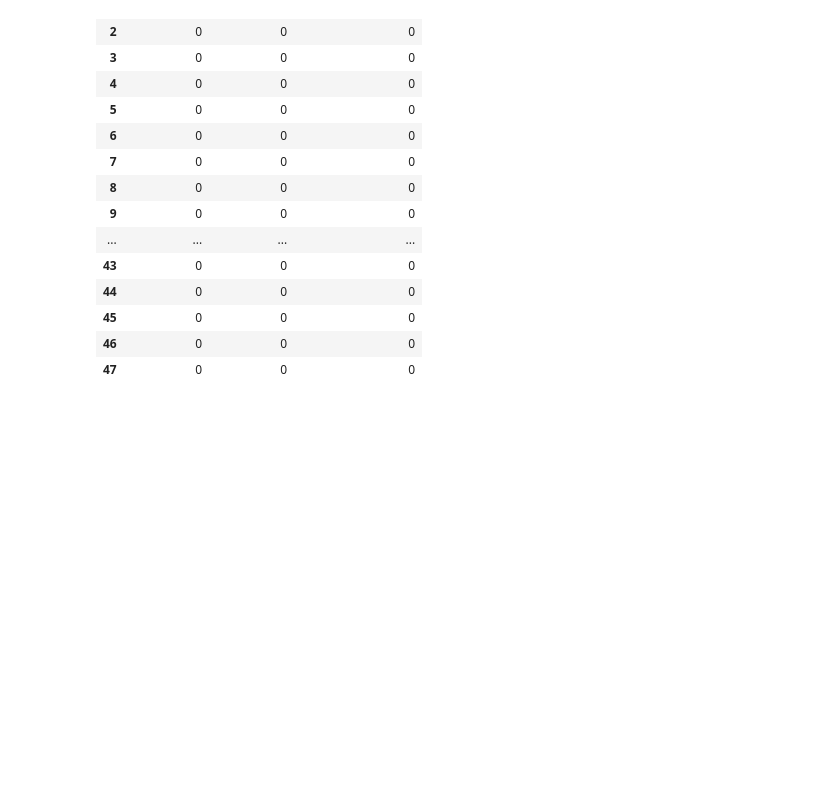
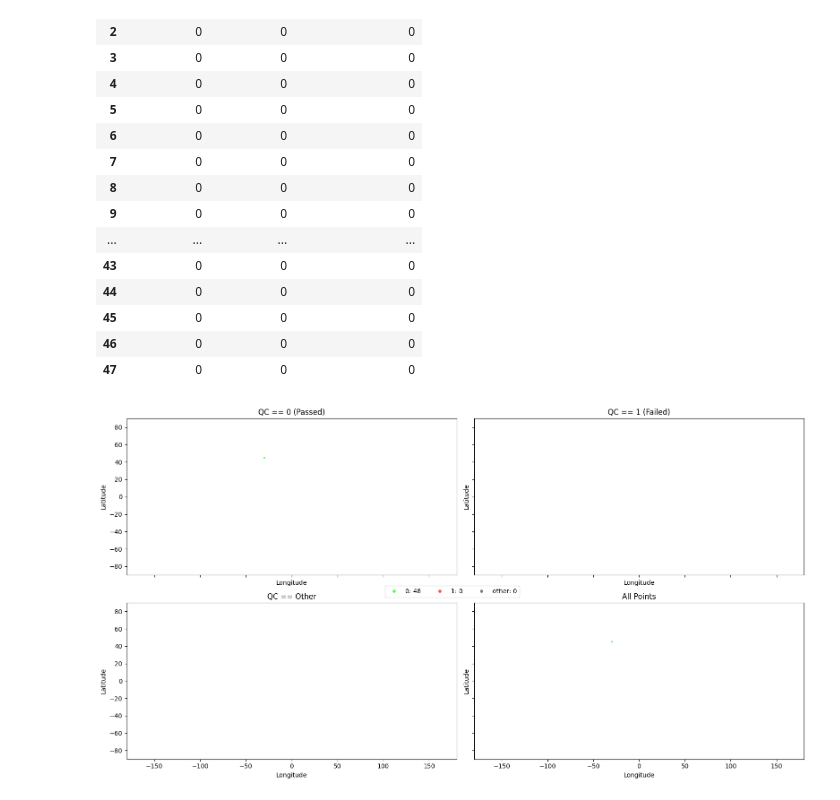
Before and after one commit to glamod/marine_qc, a Jupyter notebook: docs/notebooks/qc_sequential.ipynb, the cells around one changed output. Drawn from its saved outputs; the diff is of its cells as text; code cells hidden in the pictures; blank space fills up the shorter version.

```diff
--- a/docs/notebooks/qc_sequential.ipynb
+++ b/docs/notebooks/qc_sequential.ipynb
@@ -79,7 +81,7 @@ do_spike_check(
 47    0
 dtype: int64
 # %%
-do_track_check(
+track_check = do_track_check(
     vsi=data.vsi,
     dsi=data.dsi,
     lat=data.lat,
@@ -90,6 +92,7 @@ do_track_check(
     max_absolute_speed=40.0,
     max_midpoint_discrepancy=150.0,
 )
+track_check
 # %% [output]
 0     0
 1     0
@@ -207,3 +210,11 @@ do_multiple_sequential_check(
 | 45 | 0 | 0 | 0 |
 | 46 | 0 | 0 | 0 |
 | 47 | 0 | 0 | 0 |
+# %%
+lat_lon_plot = latitude_longitude_plot(
+    lat=data.lat,
+    lon=data.lon,
+    qc_outcomes=track_check,
+)
+# %% [output]
+[figure, added]
```
Also changed, not shown: parts of 2 cells of this notebook, 1 other file.
